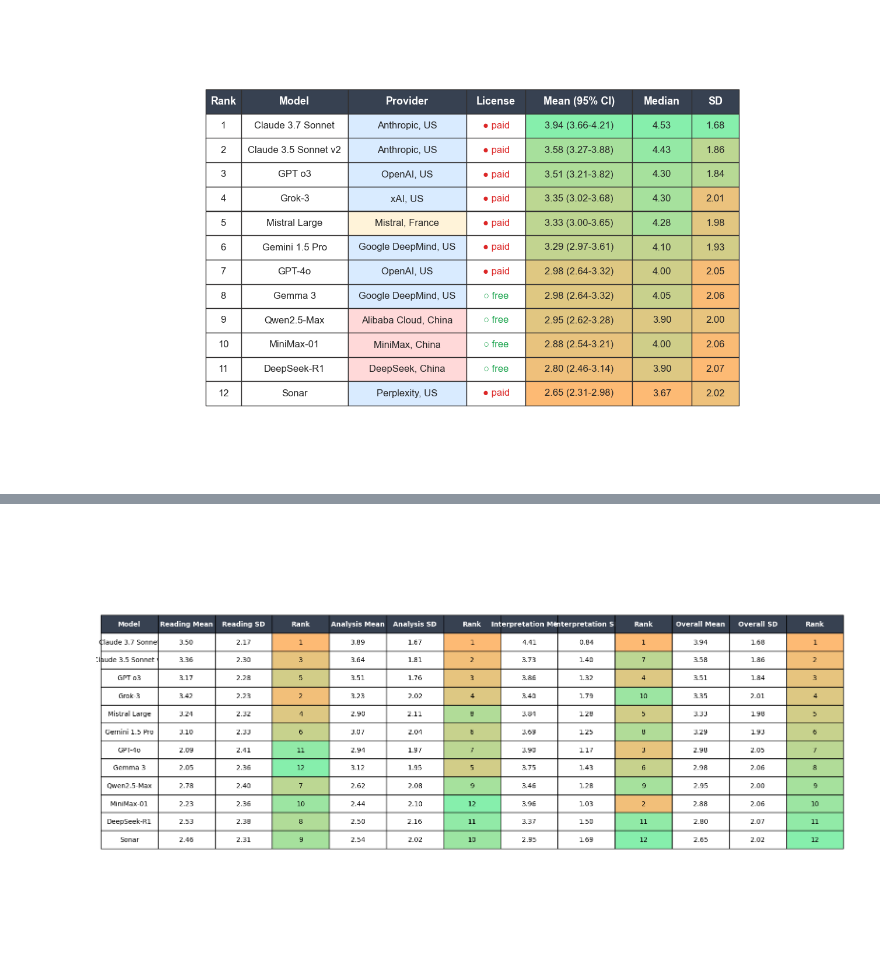
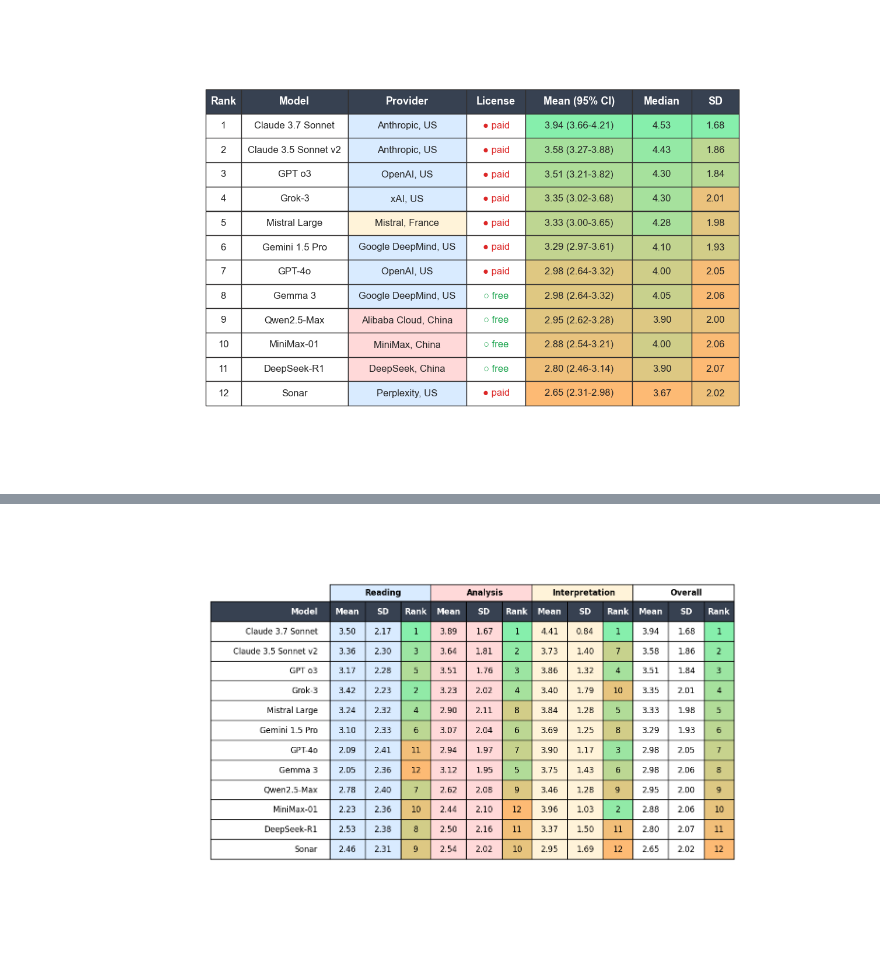
Before and after one commit to MartaSolarz/evaluation-genai-statistical-maps, a Jupyter notebook: descriptive_analysis/tables.ipynb, the cells around one changed output, grey strips where cells are left out. Drawn from its saved outputs; the diff is of its cells as text; code cells hidden in the pictures.

```diff
--- a/descriptive_analysis/tables.ipynb
+++ b/descriptive_analysis/tables.ipynb
@@ -251,7 +251,7 @@ errors_low = [m - l for m, l in zip(means, ci_low)]
 errors_high = [h - m for m, h in zip(means, ci_high)]
 errors = [errors_low, errors_high]
 
-fig, ax = plt.subplots(figsize=(9, 6), facecolor='white')
+fig, ax = plt.subplots(figsize=(10, 6), facecolor='white')
 ax.set_facecolor('white')
 
 y_pos = np.linspace(0, len(models)-1, len(models)) * 0.8
@@ -349,9 +349,10 @@ def scale_color(rank, min_r, max_r):
         norm = 0.5
     else:
         norm = (rank - min_r) / (max_r - min_r)
-    r = orange[0] + norm * (green[0] - orange[0])
-    g = orange[1] + norm * (green[1] - orange[1])
-    b = orange[2] + norm * (green[2] - orange[2])
+    r = green[0] + norm * (orange[0] - green[0])
+    g = green[1] + norm * (orange[1] - green[1])
+    b = green[2] + norm * (orange[2] - green[2])
+
     return (r, g, b)
 
 rank_cols = ['Read_Rank', 'Anal_Rank', 'Interp_Rank', 'Over_Rank']
@@ -386,10 +387,10 @@ for i, row in df.iterrows():
 
 columns = [
     'Model',
-    'Reading Mean', 'Reading SD', 'Rank',
-    'Analysis Mean', 'Analysis SD', 'Rank',
-    'Interpretation Mean', 'Interpretation SD', 'Rank',
-    'Overall Mean', 'Overall SD', 'Rank'
+    'Mean', 'SD', 'Rank',
+    'Mean', 'SD', 'Rank',
+    'Mean', 'SD', 'Rank',
+    'Mean', 'SD', 'Rank',
 ]
 
 # ==============================
@@ -402,12 +403,19 @@ table = ax.table(
     cellText=table_data,
     colLabels=columns,
     loc='center',
-    cellLoc='center'
+    cellLoc='center',
+    colWidths=[0.2, 0.06, 0.06, 0.05, 0.06, 0.06, 0.05, 0.06, 0.06, 0.05, 0.06, 0.06, 0.05  ]
+
 )
 
 table.auto_set_font_size(False)
-table.set_fontsize(10)
-table.scale(1.3, 1.8)
+table.set_fontsize(12)
+table.scale(0.8, 2)
+
+reading = '#d9ebff'
+analysis = '#ffd9d9'
+interpretation = '#fff3d9'
+
 
 # ==============================
 # COLORING CELLS BASED ON RANK
@@ -418,32 +426,78 @@ for (row, col), cell in table.get_celld().items():
     if row == 0:
         cell.set_facecolor('#374151')
         cell.set_text_props(color='white', fontweight='bold')
+        if col == 0:
+            cell.set_text_props(ha='right')
         continue
 
     r = row - 1
 
-    # Reading rank
+    if col == 0:
+        # adjust text to right
+        cell.set_text_props(ha='right')
+
+    if col == 1 or col == 2:
+        cell.set_facecolor(reading)
+
+    if col == 4 or col == 5:
+        cell.set_facecolor(analysis)
+
+    if col == 7 or col == 8:
+        cell.set_facecolor(interpretation)
+
     if col == 3:
         rank = df.loc[r, 'Read_Rank']
         cell.set_facecolor(scale_color(rank, rank_min, rank_max))
 
     # Analysis rank
     if col == 6:
         rank = df.loc[r, 'Anal_Rank']
         cell.set_facecolor(scale_color(rank, rank_min, rank_max))
 
     # Interpretation rank
     if col == 9:
         rank = df.loc[r, 'Interp_Rank']
         cell.set_facecolor(scale_color(rank, rank_min, rank_max))
 
     # Overall rank
     if col == 12:
         rank = df.loc[r, 'Over_Rank']
         cell.set_facecolor(scale_color(rank, rank_min, rank_max))
 
+
+from matplotlib.patches import Rectangle
+
+# Funkcja do dodania nagłówka w prostokącie
+def add_header(ax, x_center, y_top, width, height, text, facecolor, rectangle):
+    # Dodaj prostokąt
+    rect = Rectangle(
+        rectangle,
+        width,
+        height,
+        facecolor=facecolor,
+        edgecolor='black',
+        linewidth=1
+    )
+    ax.add_patch(rect)
+    # Dodaj tekst wyśrodkowany w prostokącie
+    ax.text(x_center, y_top - height/2, text,
+            ha='center', va='center', fontsize=12, fontweight='bold')
+
+# Przykład użycia
+y_top = 0.854 # trochę nad tabelą
+height = 0.04
+widths = [0.136, 0.136, 0.136, 0.136]
+x_centers = [0.38, 0.517, 0.65, 0.788]
+rectange = [(0.308,0.814), (0.444, 0.814), (0.58,0.814), (0.716,0.814)]
+labels = ['Reading', 'Analysis', 'Interpretation', 'Overall']
+colors = ['#d9ebff', '#ffd9d9', '#fff3d9', '#ffffff']
+
+for x, w, lbl, col, re in zip(x_centers, widths, labels, colors, rectange):
+    add_header(ax, x, y_top, w, height, lbl, col, re)
+
+
 plt.tight_layout()
 plt.savefig('models_performance_table.png', dpi=150, bbox_inches='tight', facecolor='white')
 plt.show()
 # %% [output]
-[figure, old version]
+[figure, new version]
```
Also changed, not shown: parts of 3 cells of this notebook, 5 other files.
